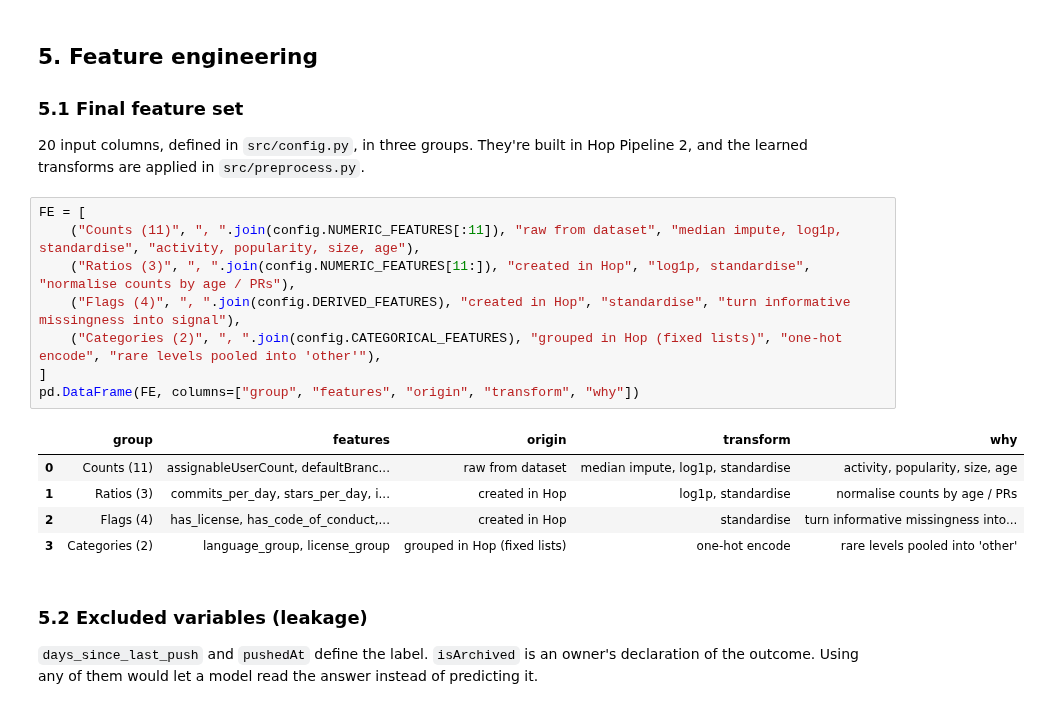
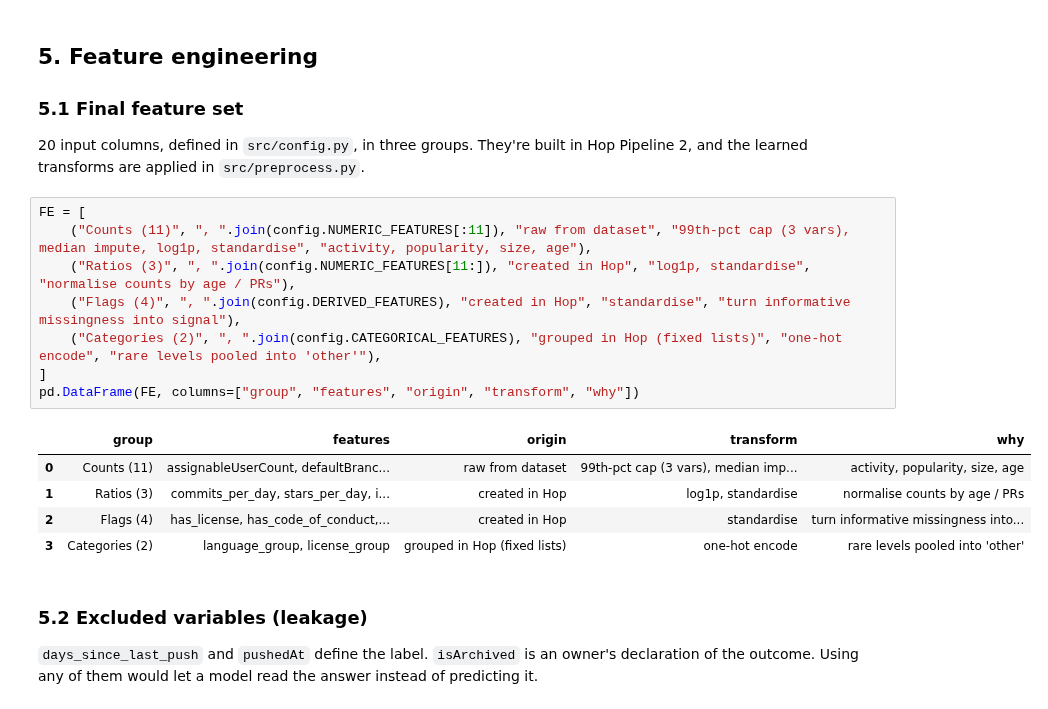
Before and after one commit to aminsaidane/github-abandonment-predection, a Jupyter notebook: notebooks/eda.ipynb, the cells around one changed output. Cells and saved outputs as stored; diff of their text form.

```diff
--- a/notebooks/eda.ipynb
+++ b/notebooks/eda.ipynb
@@ -707,15 +784,15 @@ save(fig, "fig_effect_sizes")
 20 input columns, defined in `src/config.py`, in three groups. They're built in Hop Pipeline 2, and the learned transforms are applied in `src/preprocess.py`.
 # %%
 FE = [
-    ("Counts (11)", ", ".join(config.NUMERIC_FEATURES[:11]), "raw from dataset", "median impute, log1p, standardise", "activity, popularity, size, age"),
+    ("Counts (11)", ", ".join(config.NUMERIC_FEATURES[:11]), "raw from dataset", "99th-pct cap (3 vars), median impute, log1p, standardise", "activity, popularity, size, age"),
     ("Ratios (3)", ", ".join(config.NUMERIC_FEATURES[11:]), "created in Hop", "log1p, standardise", "normalise counts by age / PRs"),
     ("Flags (4)", ", ".join(config.DERIVED_FEATURES), "created in Hop", "standardise", "turn informative missingness into signal"),
     ("Categories (2)", ", ".join(config.CATEGORICAL_FEATURES), "grouped in Hop (fixed lists)", "one-hot encode", "rare levels pooled into 'other'"),
 ]
 pd.DataFrame(FE, columns=["group", "features", "origin", "transform", "why"])
 # %% [output]
 |  | group | features | origin | transform | why |
-| 0 | Counts (11) | assignableUserCount, defaultBranc... | raw from dataset | median impute, log1p, standardise | activity, popularity, size, age |
+| 0 | Counts (11) | assignableUserCount, defaultBranc... | raw from dataset | 99th-pct cap (3 vars), median imp... | activity, popularity, size, age |
 | 1 | Ratios (3) | commits_per_day, stars_per_day, i... | created in Hop | log1p, standardise | normalise counts by age / PRs |
 | 2 | Flags (4) | has_license, has_code_of_conduct,... | created in Hop | standardise | turn informative missingness into... |
 | 3 | Categories (2) | language_group, license_group | grouped in Hop (fixed lists) | one-hot encode | rare levels pooled into 'other' |
```
Also changed, not shown: parts of 7 cells of this notebook, 16 other files.
